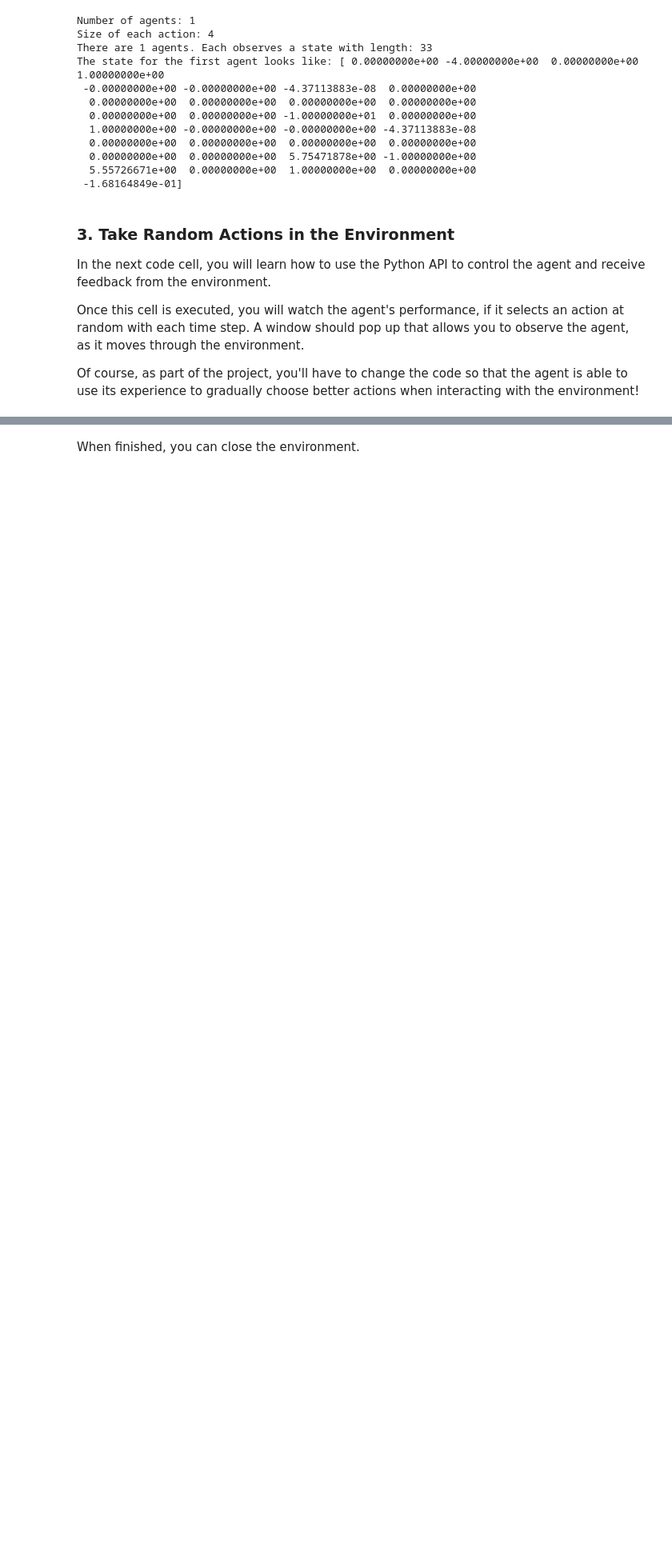
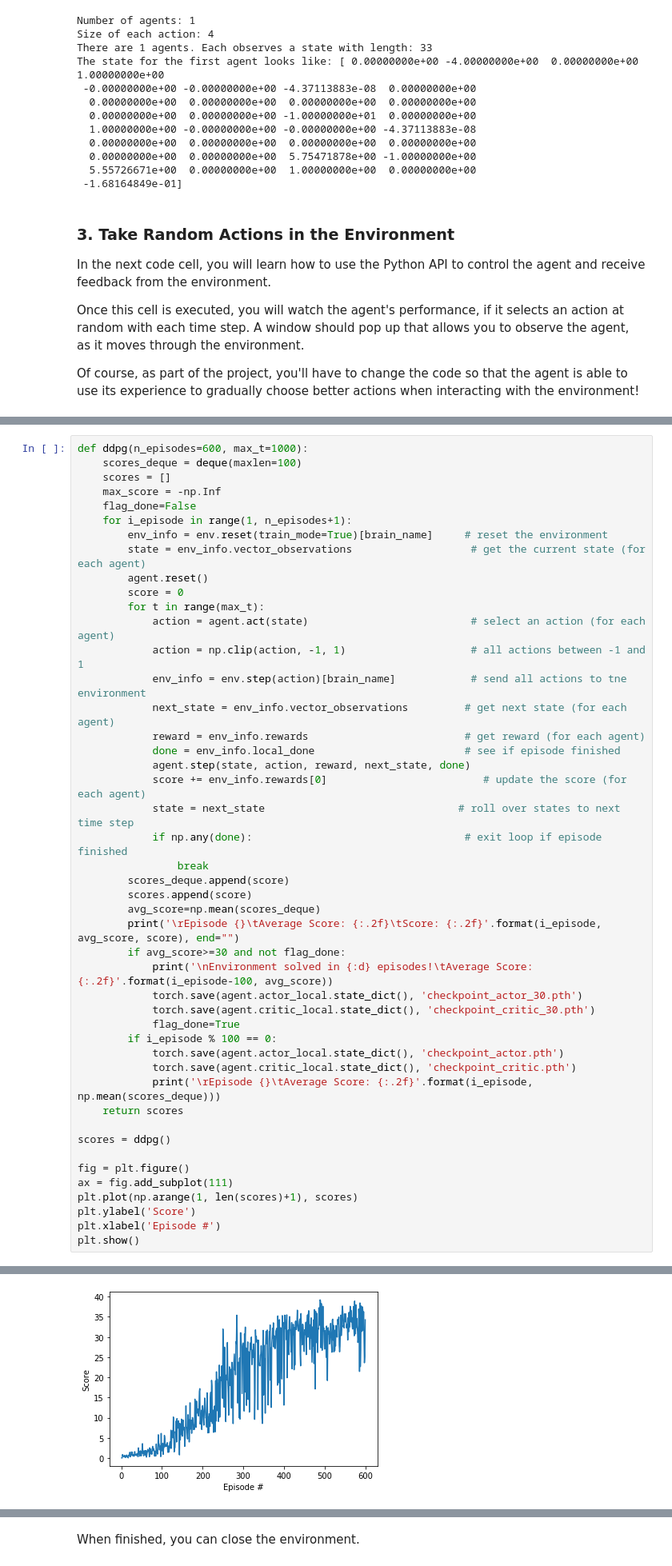
Before and after one commit to brinij/p2_continuous-control, a Jupyter notebook: Continuous_Control.ipynb, the cells around one changed output, grey strips where cells are left out. Shown: that part at 80% size. Cells and saved outputs as stored; diff of their text form; blank space fills up the shorter version.

Commit message:
Added weights files and final version of notebook with trained agent

```diff
--- a/Continuous_Control.ipynb
+++ b/Continuous_Control.ipynb
@@ -164,0 +109,47 @@ Episode 1       Average Score: 0.00     Score: 0.00
+# %%
+def ddpg(n_episodes=600, max_t=1000):
+    scores_deque = deque(maxlen=100)
+    scores = []
+    max_score = -np.Inf
+    flag_done=False
+    for i_episode in range(1, n_episodes+1):
+        env_info = env.reset(train_mode=True)[brain_name]     # reset the environment
+        state = env_info.vector_observations                   # get the current state (for each agent)
+        agent.reset()
+        score = 0
+        for t in range(max_t):
+            action = agent.act(state)                          # select an action (for each agent)
+            action = np.clip(action, -1, 1)                    # all actions between -1 and 1
+            env_info = env.step(action)[brain_name]            # send all actions to tne environment
+            next_state = env_info.vector_observations         # get next state (for each agent)
+            reward = env_info.rewards                         # get reward (for each agent)
+            done = env_info.local_done                        # see if episode finished
+            agent.step(state, action, reward, next_state, done)
+            score += env_info.rewards[0]                         # update the score (for each agent)
+            state = next_state                               # roll over states to next time step
+            if np.any(done):                                  # exit loop if episode finished
+                break
+        scores_deque.append(score)
+        scores.append(score)
+        avg_score=np.mean(scores_deque)
+        print('\rEpisode {}\tAverage Score: {:.2f}\tScore: {:.2f}'.format(i_episode, avg_score, score), end="")
+        if avg_score>=30 and not flag_done:
+            print('\nEnvironment solved in {:d} episodes!\tAverage Score: {:.2f}'.format(i_episode-100, avg_score))
+            torch.save(agent.actor_local.state_dict(), 'checkpoint_actor_30.pth')
+            torch.save(agent.critic_local.state_dict(), 'checkpoint_critic_30.pth')
+            flag_done=True
+        if i_episode % 100 == 0:
+            torch.save(agent.actor_local.state_dict(), 'checkpoint_actor.pth')
+            torch.save(agent.critic_local.state_dict(), 'checkpoint_critic.pth')
+            print('\rEpisode {}\tAverage Score: {:.2f}'.format(i_episode, np.mean(scores_deque)))
+    return scores
+
+scores = ddpg()
+
+fig = plt.figure()
+ax = fig.add_subplot(111)
+plt.plot(np.arange(1, len(scores)+1), scores)
+plt.ylabel('Score')
+plt.xlabel('Episode #')
+plt.show()
+# %% [output]
@@ -164,0 +164 @@ Episode 1       Average Score: 0.00     Score: 0.00
+[figure, added]
```
Also changed, not shown: parts of 8 cells of this notebook, 5 other files.
